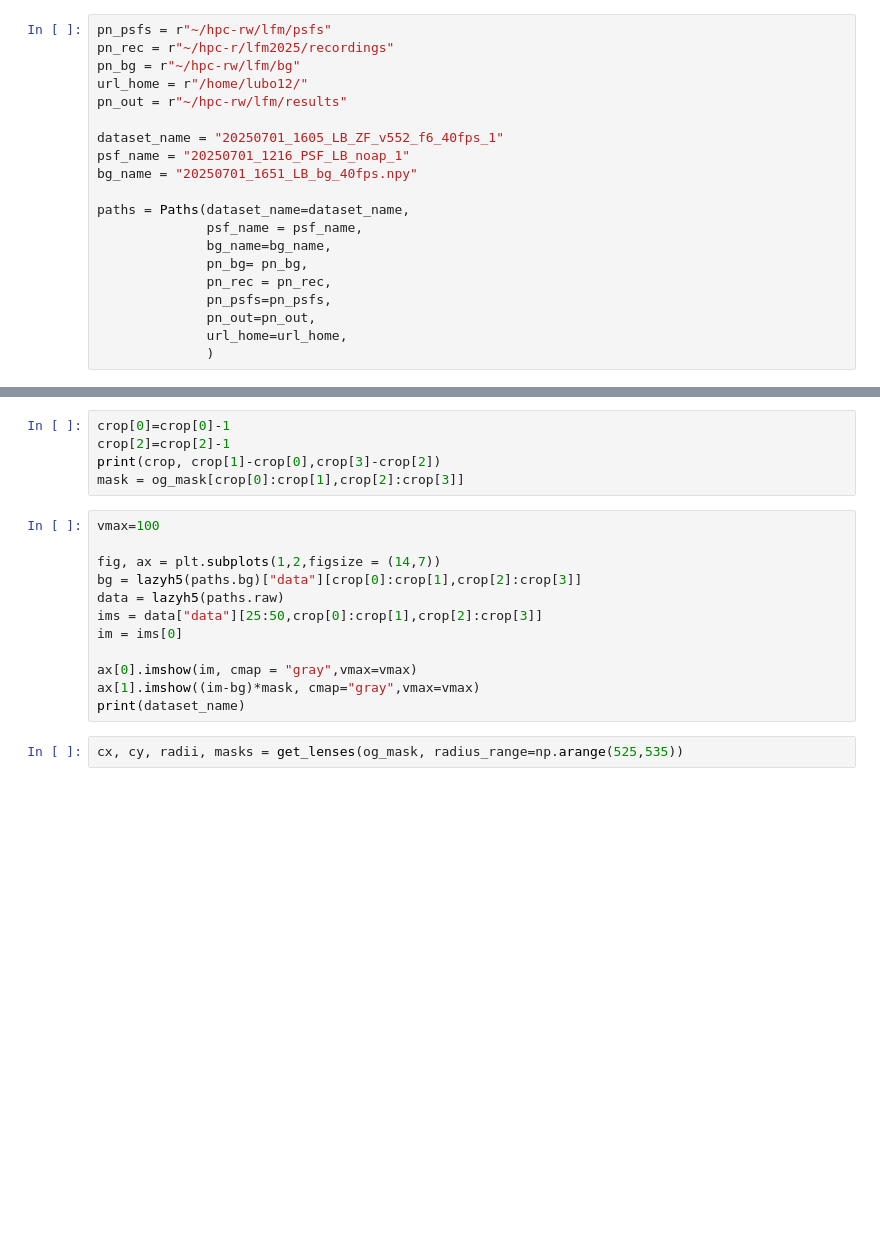
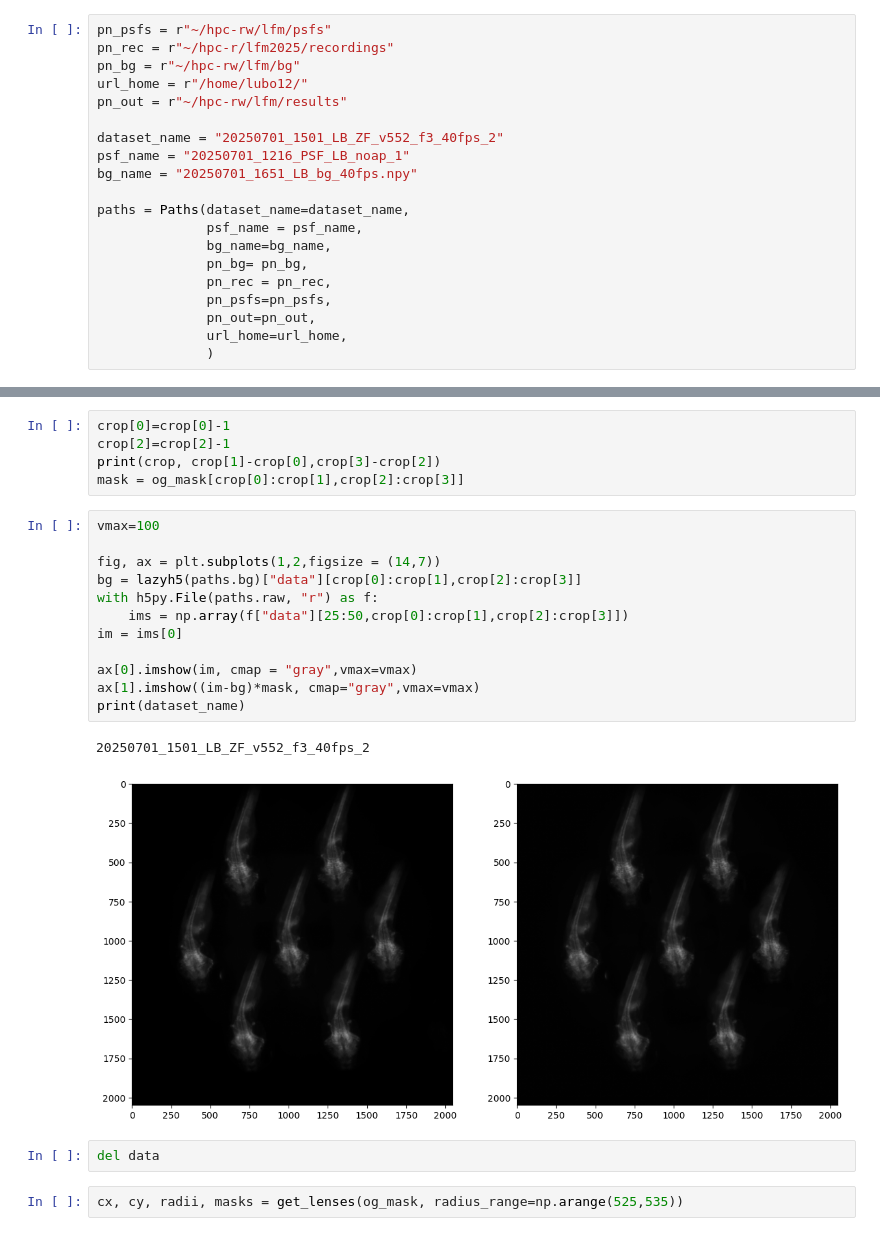
Before and after one commit to LukBorn/LFM, a Jupyter notebook: imaging/deconvolve_recording.ipynb, the cells around one changed output, grey strips where cells are left out. Saved outputs shown, nothing was run; the diff lists cells and outputs as text; blank space fills up the shorter version.

```diff
--- a/imaging/deconvolve_recording.ipynb
+++ b/imaging/deconvolve_recording.ipynb
@@ -48,7 +92,7 @@ pn_bg = r"~/hpc-rw/lfm/bg"
 url_home = r"/home/lubo12/"
 pn_out = r"~/hpc-rw/lfm/results"
 
-dataset_name = "20250701_1605_LB_ZF_v552_f6_40fps_1"
+dataset_name = "20250701_1501_LB_ZF_v552_f3_40fps_2"
 psf_name = "20250701_1216_PSF_LB_noap_1"
 bg_name = "20250701_1651_LB_bg_40fps.npy"
 
@@ -89,15 +137,20 @@ mask = og_mask[crop[0]:crop[1],crop[2]:crop[3]]
 # %%
 vmax=100
 
 fig, ax = plt.subplots(1,2,figsize = (14,7))
 bg = lazyh5(paths.bg)["data"][crop[0]:crop[1],crop[2]:crop[3]]
-data = lazyh5(paths.raw)
-ims = data["data"][25:50,crop[0]:crop[1],crop[2]:crop[3]]
+with h5py.File(paths.raw, "r") as f:
+    ims = np.array(f["data"][25:50,crop[0]:crop[1],crop[2]:crop[3]])
 im = ims[0]
 
 ax[0].imshow(im, cmap = "gray",vmax=vmax)
 ax[1].imshow((im-bg)*mask, cmap="gray",vmax=vmax)
 print(dataset_name)
+# %% [output]
+20250701_1501_LB_ZF_v552_f3_40fps_2
+[figure, added]
+# %%
+del data
 # %%
 cx, cy, radii, masks = get_lenses(og_mask, radius_range=np.arange(525,535))
 # %%
```
Also changed, not shown: parts of 12 cells of this notebook, 5 other files.
